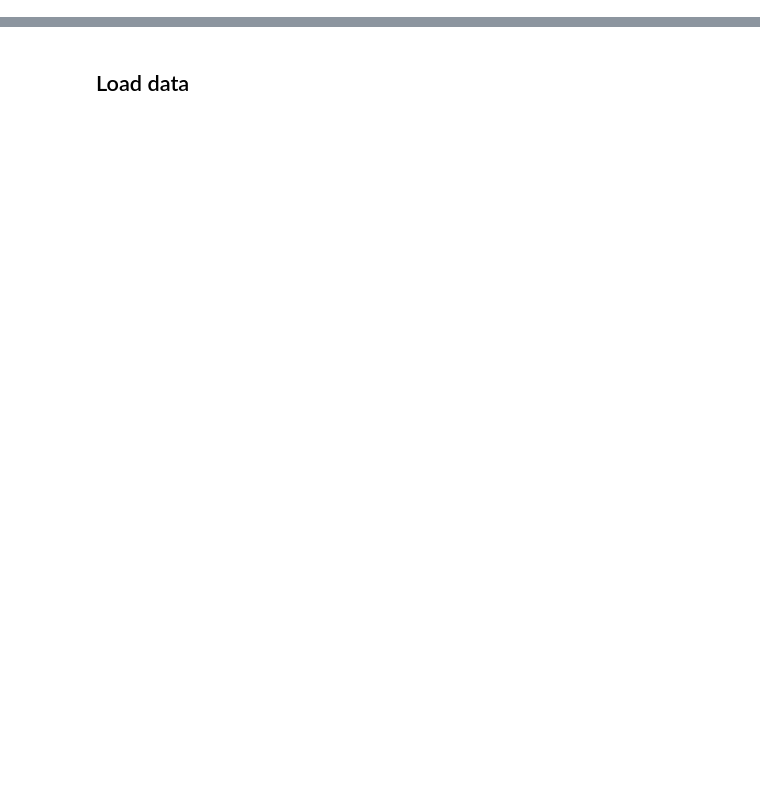
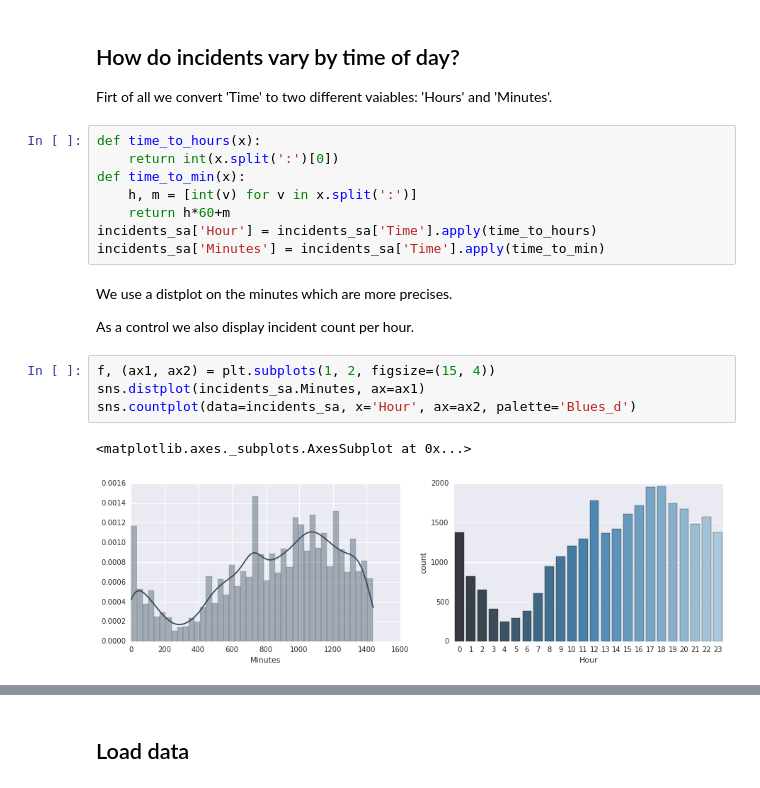
Before and after one commit to mixam85/datascience, a Jupyter notebook: assigment6/work/Crimes.ipynb, the cells around one changed output, grey strips where cells are left out. Saved outputs shown, nothing was run; the diff lists cells and outputs as text; blank space fills up the shorter version.

```diff
--- a/assigment6/work/Crimes.ipynb
+++ b/assigment6/work/Crimes.ipynb
@@ -27,0 +53,23 @@ train.csv
+# %% [markdown]
+## How do incidents vary by time of day?
+
+Firt of all we convert 'Time' to two different vaiables: 'Hours' and 'Minutes'.
+# %%
+def time_to_hours(x):
+    return int(x.split(':')[0])
+def time_to_min(x):
+    h, m = [int(v) for v in x.split(':')]
+    return h*60+m
+incidents_sa['Hour'] = incidents_sa['Time'].apply(time_to_hours)
+incidents_sa['Minutes'] = incidents_sa['Time'].apply(time_to_min)
+# %% [markdown]
+We use a distplot on the minutes which are more precises.
+
+As a control we also display incident count per hour.
+# %%
+f, (ax1, ax2) = plt.subplots(1, 2, figsize=(15, 4))
+sns.distplot(incidents_sa.Minutes, ax=ax1)
+sns.countplot(data=incidents_sa, x='Hour', ax=ax2, palette='Blues_d')
+# %% [output]
+<matplotlib.axes._subplots.AxesSubplot at 0x...>
+[figure, added]
```
Also changed, not shown: parts of 45 cells of this notebook.
